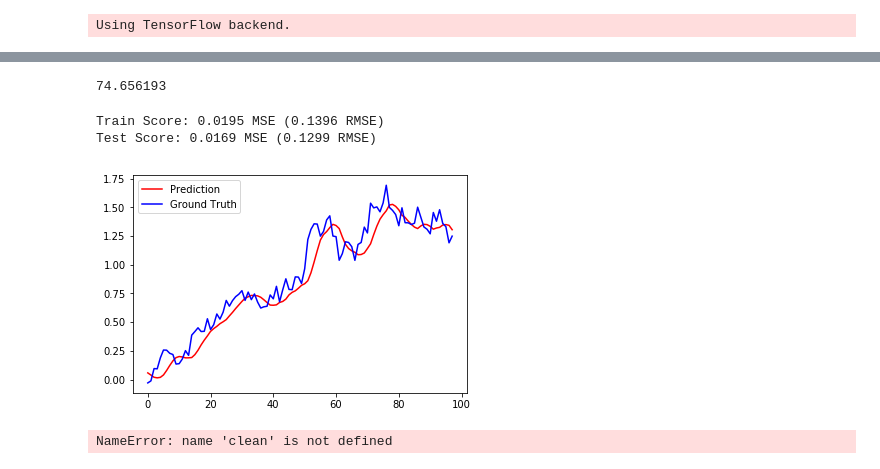
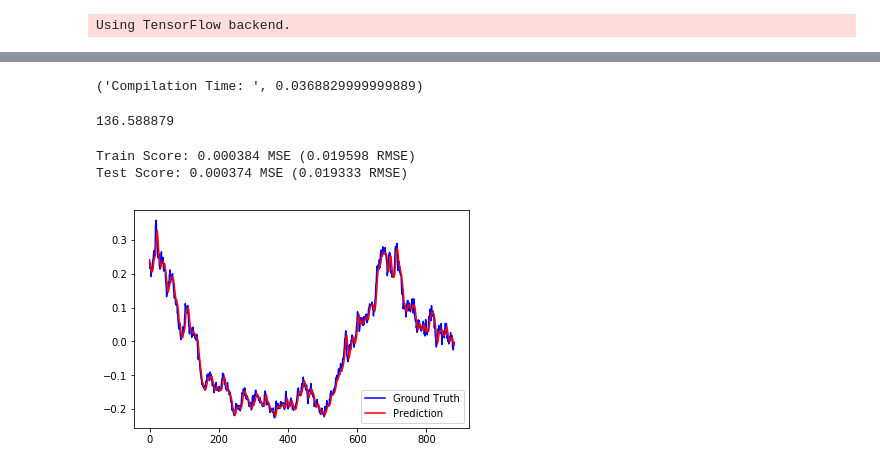
Before and after one commit to bmetherall/Machine_Learning_Stocks, a Jupyter notebook: RNN.ipynb, the cells around one changed output, grey strips where cells are left out. Cells and saved outputs as stored; diff of their text form; code cells hidden in the pictures.

```diff
--- a/RNN.ipynb
+++ b/RNN.ipynb
@@ -104,3 +94,10 @@ model = build_model([X_train.shape[2], window, num_neurons, out_dim], D1 = 0.1,
+# %%
+num_neurons = [128, 128, 128]
+num_features = X_train.shape[2]
+D = [0.25, 0.25]
+model = build_model(num_features, window, num_neurons, num_features, D = D)
+# %% [output]
+('Compilation Time: ', 0.0368829999999889)
 # %%
 start = time.clock()
 model.fit(
@@ -108,31 +105,38 @@ model.fit(
     y_train,
     batch_size=100,
     epochs=25,
-    validation_split=0.1,
+    validation_split=0.2,
     verbose=0)
 print time.clock() - start
+
+model.save('RNN_Model.h5')
 # %% [output]
-74.656193
+136.588879
 # %%
 trainScore = model.evaluate(X_train, y_train, verbose=0)
-print('Train Score: %.4f MSE (%.4f RMSE)' % (trainScore[0], math.sqrt(trainScore[0])))
+print('Train Score: %.6f MSE (%.6f RMSE)' % (trainScore[0], math.sqrt(trainScore[0])))
 
 testScore = model.evaluate(X_test, y_test, verbose=0)
-print('Test Score: %.4f MSE (%.4f RMSE)' % (testScore[0], math.sqrt(testScore[0])))
+print('Test Score: %.6f MSE (%.6f RMSE)' % (testScore[0], math.sqrt(testScore[0])))
 # %% [output]
-Train Score: 0.0195 MSE (0.1396 RMSE)
-Test Score: 0.0169 MSE (0.1299 RMSE)
+Train Score: 0.000384 MSE (0.019598 RMSE)
+Test Score: 0.000374 MSE (0.019333 RMSE)
-# %%
-import matplotlib.pyplot as plt
-
-plt.plot(model.predict(X_test), color='red', label='Prediction')
-plt.plot(y_test, color='blue', label='Ground Truth')
-plt.legend(loc='upper left')
-plt.show()
-# %% [output]
-[figure, removed]
-# %%
-plt.plot(clean[:,0])
-plt.show()
-# %% [output]
-NameError: name 'clean' is not defined
+# %%
+import matplotlib.pyplot as plt
+
+alpha = model.predict(X_train)[:,0]
+# %%
+#f = np.zeros(100)
+#s = 10
+#j = 0
+#for i in range(s):
+#    f[j:j+s] = forecast(X_test[10*i], model, s)[:,0]
+#    j += s
+#f = forecast(X_test[0], model, 100)[:,0]
+plt.plot(y_train[:,0], 'b', label='Ground Truth')
+plt.plot(alpha, 'r', label='Prediction')
+#plt.plot(f, 'g', label='Forecast')
+plt.legend(loc='best')
+plt.show()
+# %% [output]
+[figure, added]
```
Also changed, not shown: parts of 13 cells of this notebook.
